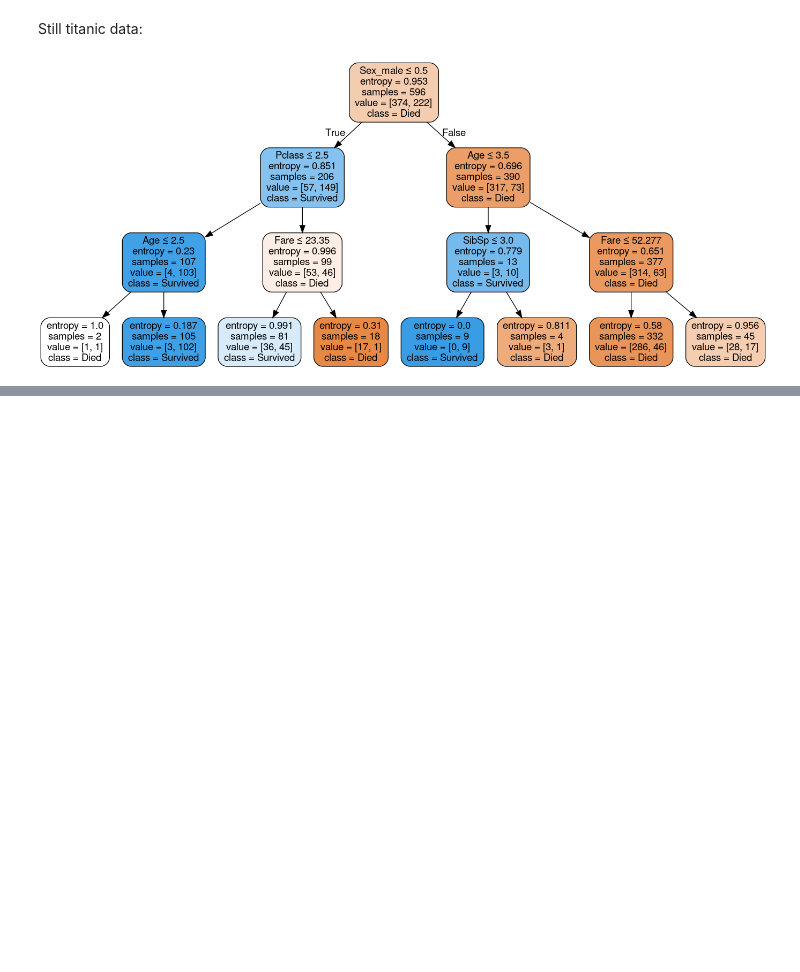
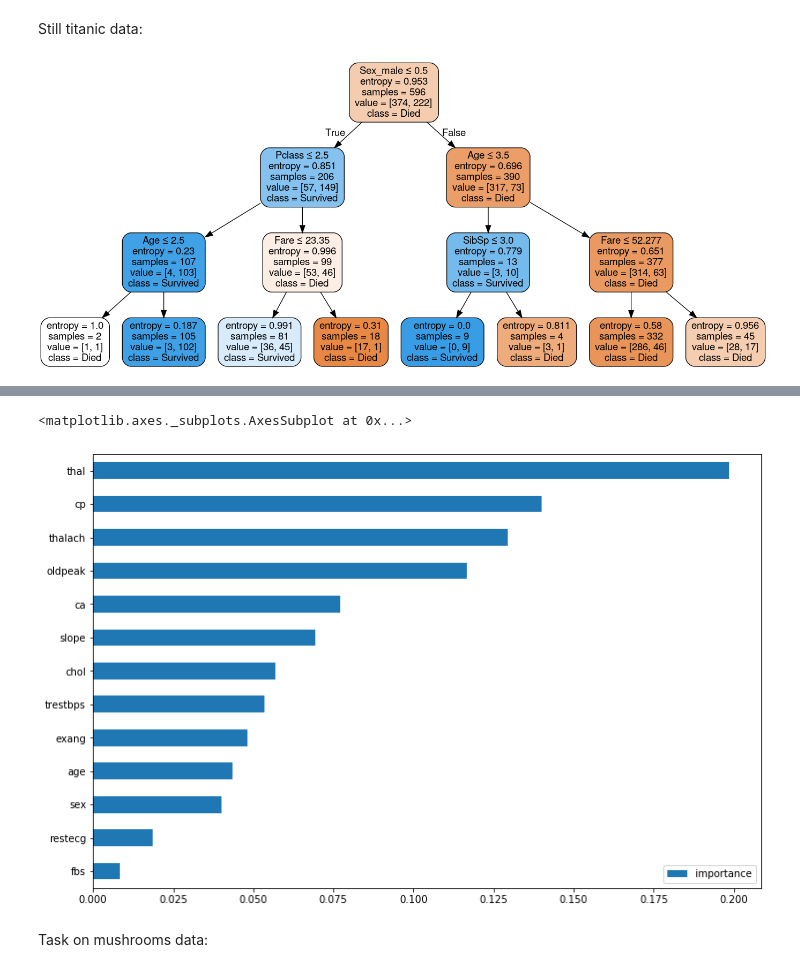
Before and after one commit to Leoberium/ML, a Jupyter notebook: Stepik: Data Science Introduction/Part3.ipynb, the cells around one changed output, grey strips where cells are left out. Drawn from its saved outputs; the diff is of its cells as text; code cells hidden in the pictures; blank space fills up the shorter version.

```diff
--- a/Stepik: Data Science Introduction/Part3.ipynb
+++ b/Stepik: Data Science Introduction/Part3.ipynb
@@ -34,0 +160,4 @@ Using minimum samples split and leaf options:
+# %%
+heart = pd.read_csv('heart.csv')
+print(heart.shape)
+heart.head()
@@ -34,0 +172,14 @@ Using minimum samples split and leaf options:
+# %%
+np.random.seed(0)
+rf = RandomForestClassifier(n_estimators=10, max_depth=5)
+
+xt, yt = heart.drop('target', axis=1), heart.target
+rf.fit(xt, yt)
+
+imp = pd.DataFrame(rf.feature_importances_, index=xt.columns, columns=['importance'])
+imp.sort_values('importance').plot(kind='barh', figsize=(12, 8))
+# %% [output]
+<matplotlib.axes._subplots.AxesSubplot at 0x...>
+[figure, added]
+# %% [markdown]
+Task on mushrooms data:
```
Also changed, not shown: parts of 40 cells of this notebook.
